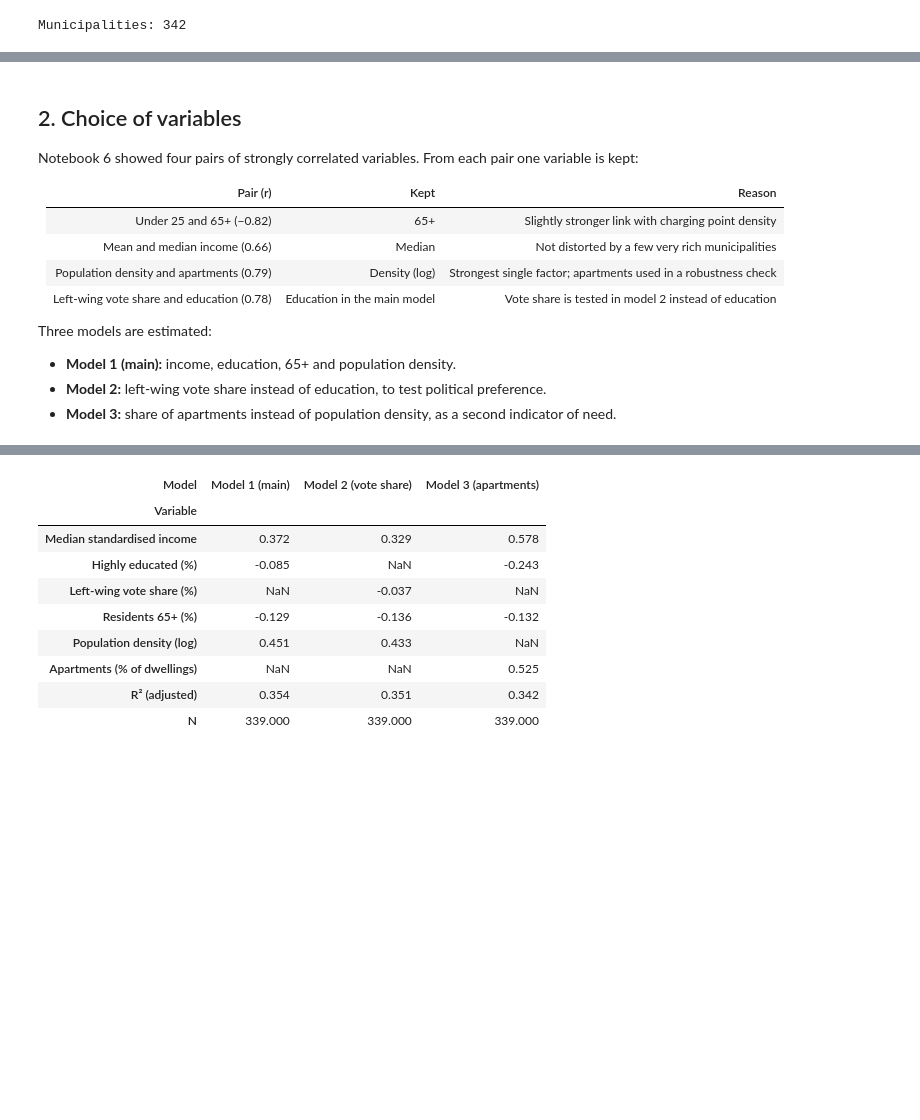
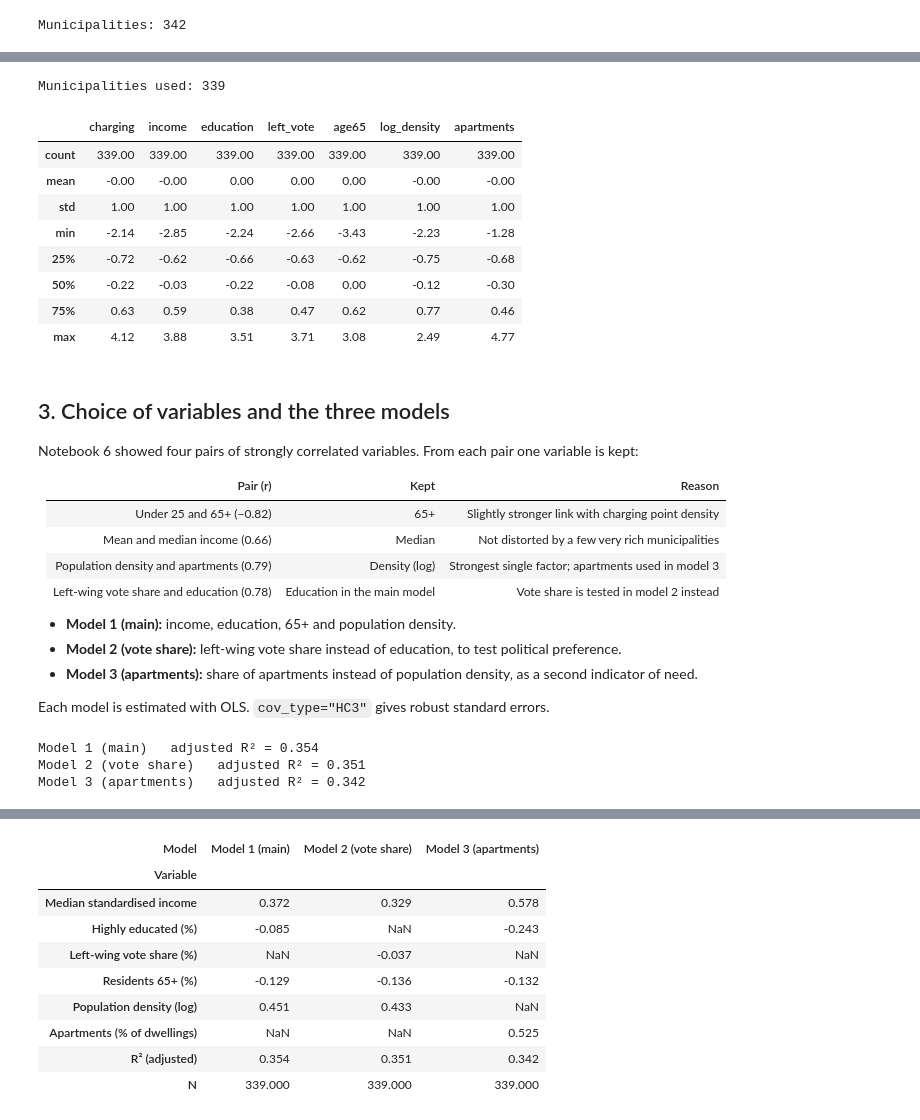
Before and after one commit to mirtebatema/group-15, a Jupyter notebook: notebooks/7. regression.ipynb, the cells around one changed output, grey strips where cells are left out. Drawn from its saved outputs; the diff is of its cells as text; code cells hidden in the pictures; blank space fills up the shorter version.

```diff
--- a/notebooks/7. regression.ipynb
+++ b/notebooks/7. regression.ipynb
@@ -30,16 +30,27 @@ Population density is strongly right-skewed: a few cities are far denser than th
 # %%
 df = pd.read_csv(PROCESSED + "all_variables_per_municipality.csv")
-df["log_bevolkingsdichtheid"] = np.log(df["bevolkingsdichtheid"])
 
-TARGET = "laadpunten_per_1000_huishoudens"
+df = df.rename(columns={
+    "gemeente": "municipality",
+    "laadpunten_per_1000_huishoudens": "charging",
+    "med_gestandaardiseerd_inkomen_keur": "income",
+    "hoogopgeleid_pct": "education",
+    "linkse_stemmen_pct": "left_vote",
+    "ouderen_65plus_pct": "age65",
+    "meergezinswoning_pct": "apartments",
+})
+df["log_density"] = np.log(df["bevolkingsdichtheid"])
+
+# Readable names for tables and figures
 LABELS = {
-    "med_gestandaardiseerd_inkomen_keur": "Median standardised income",
-    "hoogopgeleid_pct": "Highly educated (%)",
-    "linkse_stemmen_pct": "Left-wing vote share (%)",
-    "ouderen_65plus_pct": "Residents 65+ (%)",
-    "log_bevolkingsdichtheid": "Population density (log)",
-    "meergezinswoning_pct": "Apartments (% of dwellings)",
+    "income": "Median standardised income",
+    "education": "Highly educated (%)",
+    "left_vote": "Left-wing vote share (%)",
+    "age65": "Residents 65+ (%)",
+    "log_density": "Population density (log)",
+    "apartments": "Apartments (% of dwellings)",
 }
+
 print("Municipalities:", len(df))
 # %% [output]
 Municipalities: 342
@@ -46,5 +63,26 @@ Municipalities: 342
+# %%
+columns = ["charging"] + list(LABELS)
+data = df[["municipality"] + columns].dropna()
+print("Municipalities used:", len(data))
+
+z = data.copy()
+for col in columns:
+    z[col] = (data[col] - data[col].mean()) / data[col].std()
+
+z[columns].describe().round(2)
+# %% [output]
+Municipalities used: 339
+|  | charging | income | education | left_vote | age65 | log_density | apartments |
+| count | 339.00 | 339.00 | 339.00 | 339.00 | 339.00 | 339.00 | 339.00 |
+| mean | -0.00 | -0.00 | 0.00 | 0.00 | 0.00 | -0.00 | -0.00 |
+| std | 1.00 | 1.00 | 1.00 | 1.00 | 1.00 | 1.00 | 1.00 |
+| min | -2.14 | -2.85 | -2.24 | -2.66 | -3.43 | -2.23 | -1.28 |
+| 25% | -0.72 | -0.62 | -0.66 | -0.63 | -0.62 | -0.75 | -0.68 |
+| 50% | -0.22 | -0.03 | -0.22 | -0.08 | 0.00 | -0.12 | -0.30 |
+| 75% | 0.63 | 0.59 | 0.38 | 0.47 | 0.62 | 0.77 | 0.46 |
+| max | 4.12 | 3.88 | 3.51 | 3.71 | 3.08 | 2.49 | 4.77 |
 # %% [markdown]
-## 2. Choice of variables
+## 3. Choice of variables and the three models
 
 Notebook 6 showed four pairs of strongly correlated variables. From each pair one variable is kept:
 
@@ -52,10 +90,11 @@ Notebook 6 showed four pairs of strongly correlated variables. From each pair on
 | --- | --- | --- |
 | Under 25 and 65+ (−0.82) | 65+ | Slightly stronger link with charging point density |
 | Mean and median income (0.66) | Median | Not distorted by a few very rich municipalities |
-| Population density and apartments (0.79) | Density (log) | Strongest single factor; apartments used in a robustness check |
-| Left-wing vote share and education (0.78) | Education in the main model | Vote share is tested in model 2 instead of education |
+| Population density and apartments (0.79) | Density (log) | Strongest single factor; apartments used in model 3 |
+| Left-wing vote share and education (0.78) | Education in the main model | Vote share is tested in model 2 instead |
 
-Three models are estimated:
 - **Model 1 (main):** income, education, 65+ and population density.
-- **Model 2:** left-wing vote share instead of education, to test political preference.
-- **Model 3:** share of apartments instead of population density, as a second indicator of need.
+- **Model 2 (vote share):** left-wing vote share instead of education, to test political preference.
+- **Model 3 (apartments):** share of apartments instead of population density, as a second indicator of need.
+
+Each model is estimated with OLS. `cov_type="HC3"` gives robust standard errors.
@@ -85,0 +101,15 @@ results = {name: fit_standardised(df, preds) for name, preds in MODELS.items()}
+# %%
+MODELS = {
+    "Model 1 (main)":       "charging ~ income + education + age65 + log_density",
+    "Model 2 (vote share)": "charging ~ income + left_vote + age65 + log_density",
+    "Model 3 (apartments)": "charging ~ income + education + age65 + apartments",
+}
+
+results = {}
+for name, formula in MODELS.items():
+    results[name] = smf.ols(formula, data=z).fit(cov_type="HC3")
+    print(name, "  adjusted R² =", round(results[name].rsquared_adj, 3))
+# %% [output]
+Model 1 (main)   adjusted R² = 0.354
+Model 2 (vote share)   adjusted R² = 0.351
+Model 3 (apartments)   adjusted R² = 0.342
```
Also changed, not shown: parts of 19 cells of this notebook, 2 other files.
